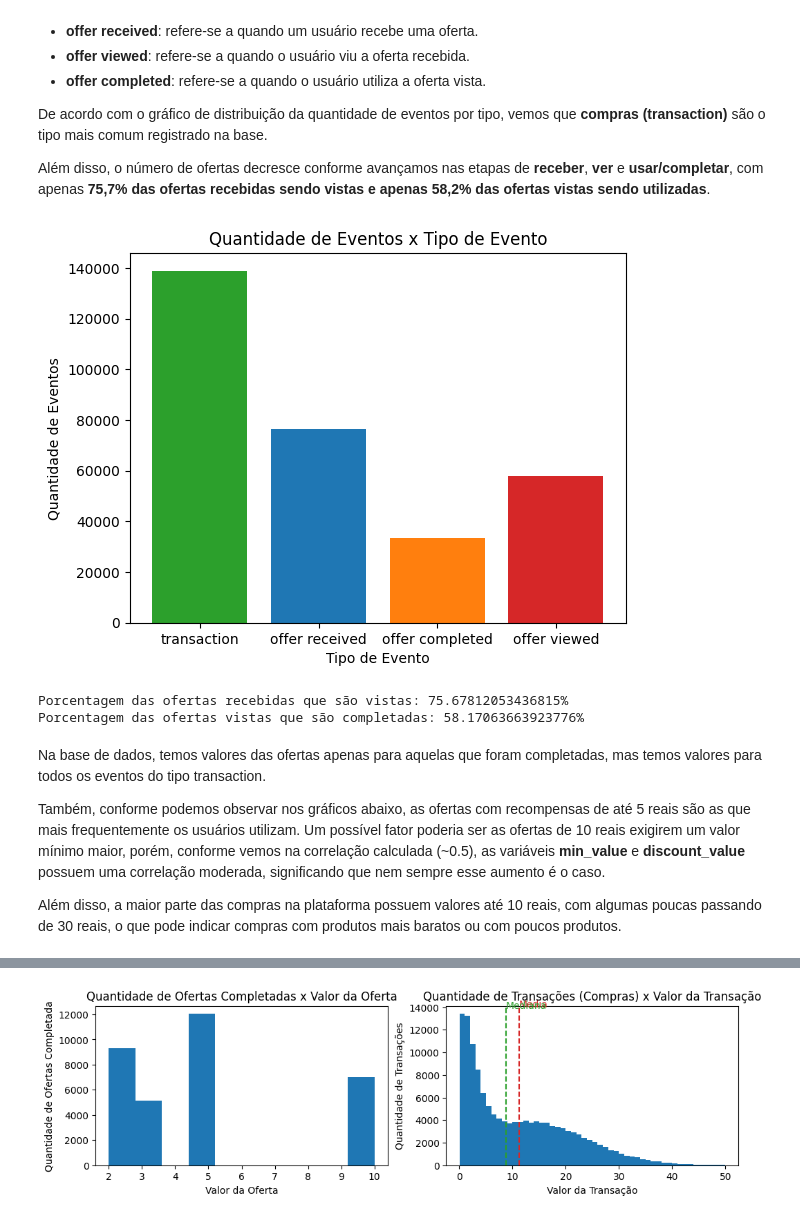
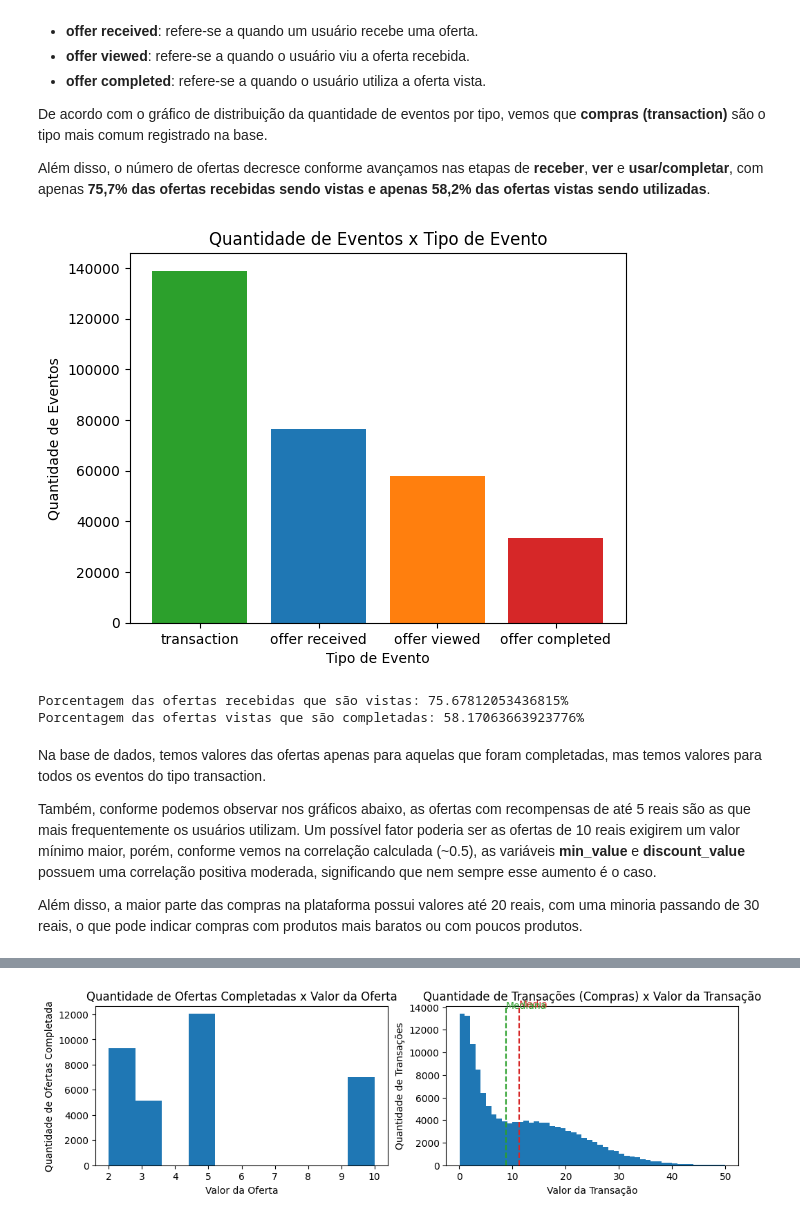
Before and after one commit to Marianna-Pinho/ifood-case, a Jupyter notebook: notebooks/1_data_processing.ipynb, the cells around one changed output, grey strips where cells are left out. Cells and saved outputs as stored; diff of their text form; code cells hidden in the pictures.

```diff
--- a/notebooks/1_data_processing.ipynb
+++ b/notebooks/1_data_processing.ipynb
@@ -61,5 +73,6 @@ def create_id_int_column(data, column_map, original_column_name, new_column_name
 # %%
 def plot_bars(axes, data_values, data_labels, data_colors, title, x_label, y_label):
+    data_colors = data_colors if data_colors else "tab:blue"
     axes.bar(x=data_labels, height=data_values, color=data_colors)
     axes.set_title(title)
     axes.set_xlabel(x_label)
@@ -467,20 +519,20 @@ Além disso, o número de ofertas decresce conforme avançamos nas etapas de **r
 # %%
 event_counts = (
     df_transactions.groupBy("event")
     .agg(count("*").alias("count"))
 )
 
-event_counts = event_counts.collect()
+event_counts = event_counts.orderBy(desc("count")).collect()
 bar_values = [row["count"] for row in event_counts]
 bar_labels = [row["event"] for row in event_counts]
 bar_colors = ["tab:green", "tab:blue", "tab:orange", "tab:red"]
 
 fig, ax = plt.subplots(1,1)
 plot_bars(axes=ax, data_values=bar_values, data_labels=bar_labels, title="Quantidade de Eventos x Tipo de Evento", x_label="Tipo de Evento", y_label="Quantidade de Eventos", data_colors=bar_colors)
 
 plt.show()
 # %% [output]
-[figure, old version]
+[figure, new version]
 # %%
 events = [row["event"] for row in event_counts]
 counts = [row["count"] for row in event_counts]
@@ -494,9 +546,9 @@ Porcentagem das ofertas vistas que são completadas: 58.17063663923776%
 # %% [markdown]
 Na base de dados, temos valores das ofertas apenas para aquelas que foram completadas, mas temos valores para todos os eventos do tipo transaction.
 
-Também, conforme podemos observar nos gráficos abaixo, as ofertas com recompensas de até 5 reais são as que mais frequentemente os usuários utilizam. Um possível fator poderia ser as ofertas de 10 reais exigirem um valor mínimo maior, porém, conforme vemos na correlação calculada (~0.5), as variáveis **min_value** e **discount_value** possuem uma correlação moderada, significando que nem sempre esse aumento é o caso.
+Também, conforme podemos observar nos gráficos abaixo, as ofertas com recompensas de até 5 reais são as que mais frequentemente os usuários utilizam. Um possível fator poderia ser as ofertas de 10 reais exigirem um valor mínimo maior, porém, conforme vemos na correlação calculada (~0.5), as variáveis **min_value** e **discount_value** possuem uma correlação positiva moderada, significando que nem sempre esse aumento é o caso.
 
-Além disso, a maior parte das compras na plataforma possuem valores até 10 reais, com algumas poucas passando de 30 reais, o que pode indicar compras com produtos mais baratos ou com poucos produtos.
+Além disso, a maior parte das compras na plataforma possui valores até 20 reais, com uma minoria passando de 30 reais, o que pode indicar compras com produtos mais baratos ou com poucos produtos.
 # %%
 df_transactions.describe().show()
 # %% [output]
```
Also changed, not shown: parts of 66 cells of this notebook, 4 other files.
